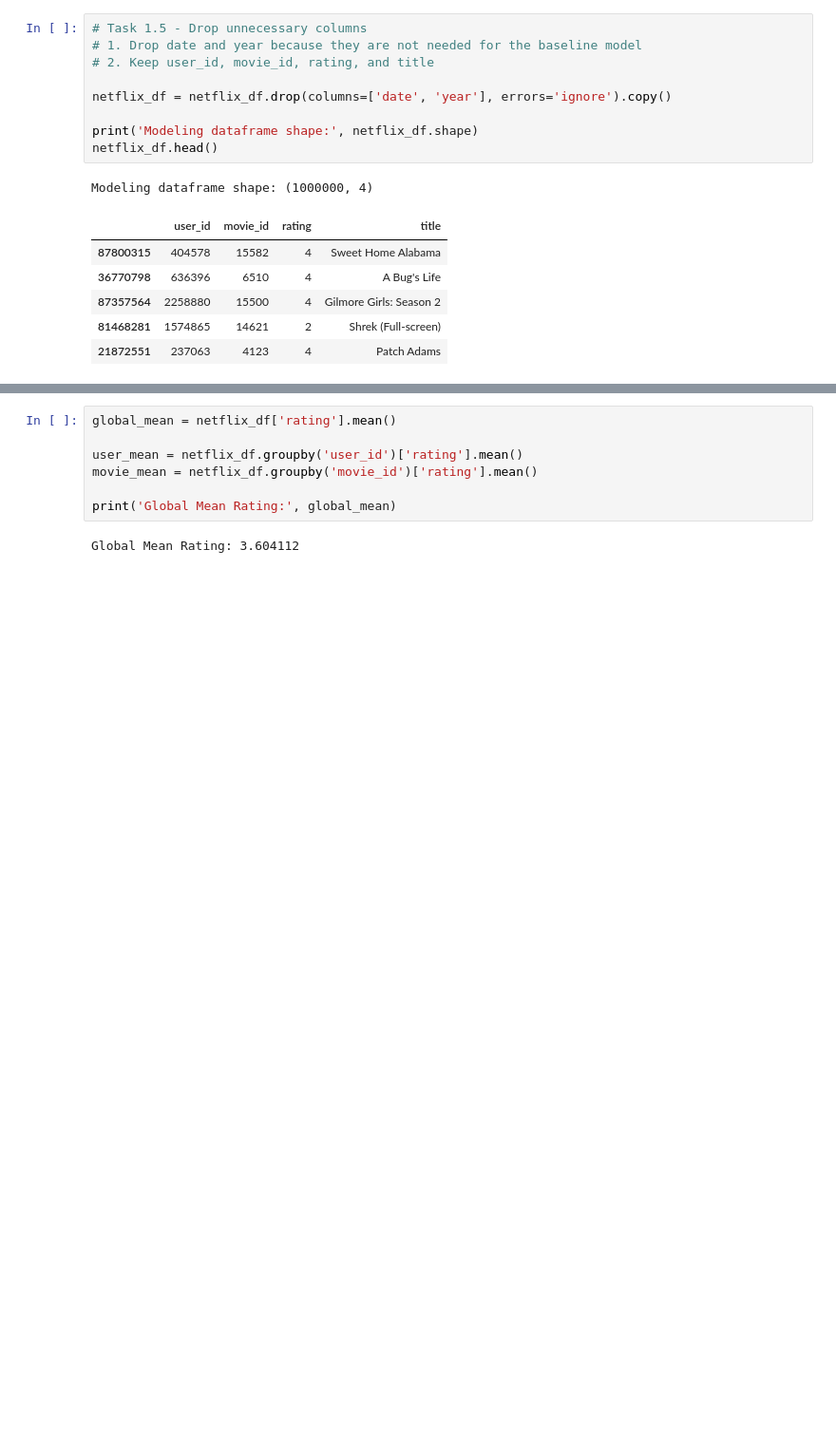
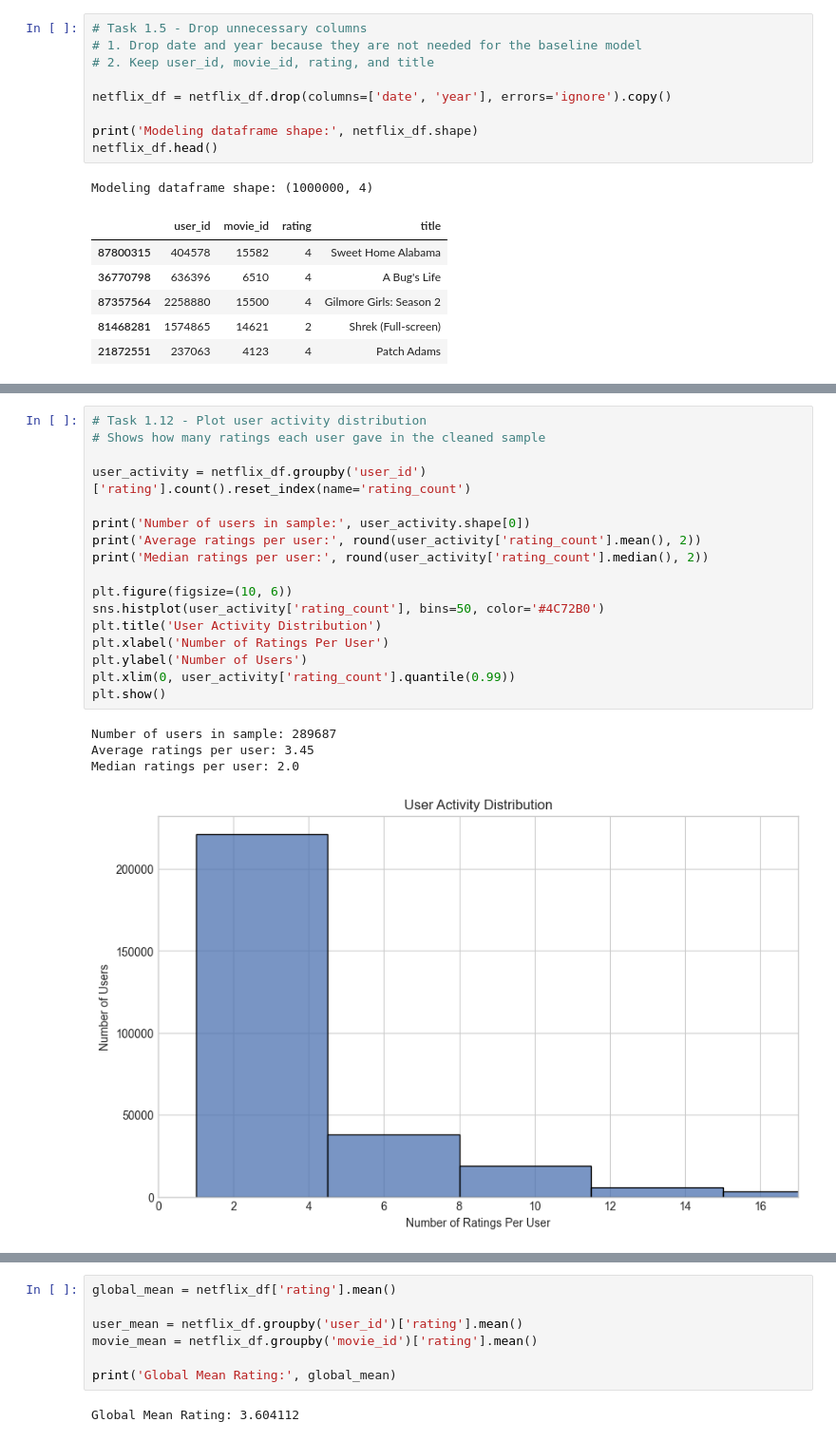
Before and after one commit to youssefhazem3-dot/Movie-recommendation-model, a Jupyter notebook: model_training.ipynb, the cells around one changed output, grey strips where cells are left out. Shown at 95% size. Drawn from its saved outputs; the diff is of its cells as text; blank space fills up the shorter version.

```diff
--- a/model_training.ipynb
+++ b/model_training.ipynb
@@ -190,0 +336,22 @@ Modeling dataframe shape: (1000000, 4)
+# %%
+# Task 1.12 - Plot user activity distribution
+# Shows how many ratings each user gave in the cleaned sample
+
+user_activity = netflix_df.groupby('user_id')['rating'].count().reset_index(name='rating_count')
+
+print('Number of users in sample:', user_activity.shape[0])
+print('Average ratings per user:', round(user_activity['rating_count'].mean(), 2))
+print('Median ratings per user:', round(user_activity['rating_count'].median(), 2))
+
+plt.figure(figsize=(10, 6))
+sns.histplot(user_activity['rating_count'], bins=50, color='#4C72B0')
+plt.title('User Activity Distribution')
+plt.xlabel('Number of Ratings Per User')
+plt.ylabel('Number of Users')
+plt.xlim(0, user_activity['rating_count'].quantile(0.99))
+plt.show()
+# %% [output]
+Number of users in sample: 289687
+Average ratings per user: 3.45
+Median ratings per user: 2.0
+[figure, added]
```
Also changed, not shown: parts of 13 cells of this notebook.
